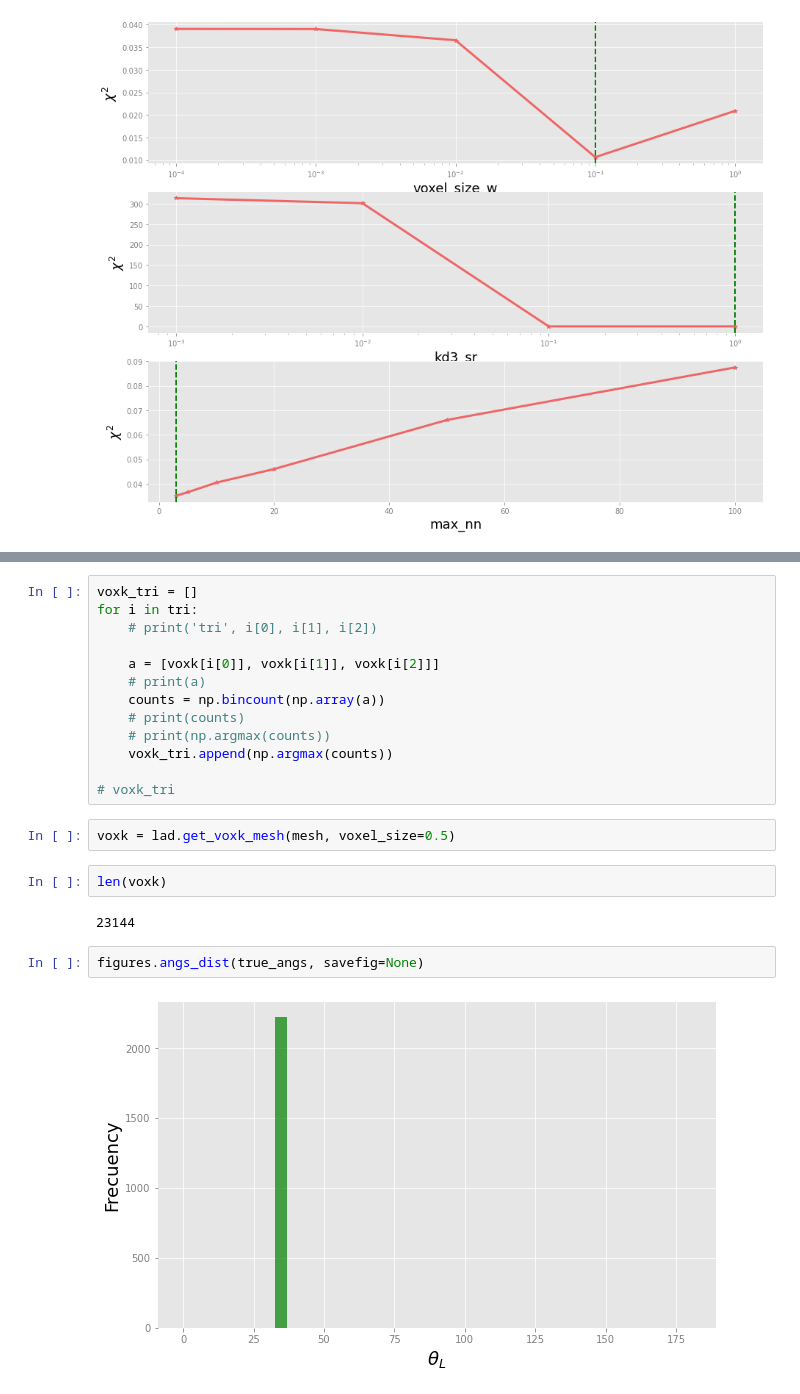
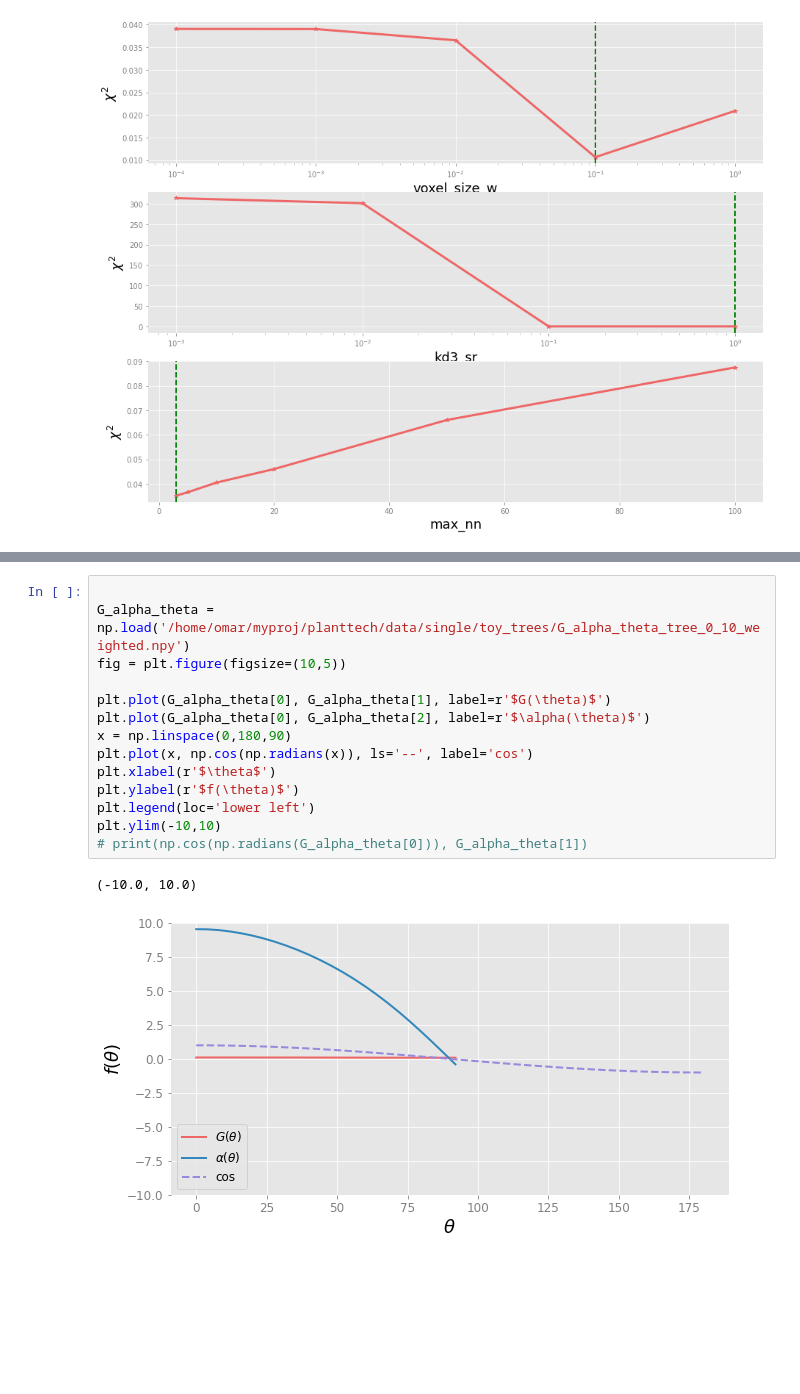
Before and after one commit to junqi108/planttech, a Jupyter notebook: nb/leaf_angle.ipynb, the cells around one changed output, grey strips where cells are left out. Cells and saved outputs as stored; diff of their text form; blank space fills up the shorter version.

```diff
--- a/nb/leaf_angle.ipynb
+++ b/nb/leaf_angle.ipynb
@@ -356,23 +97,17 @@ voxk = lad.get_voxk(vert, voxel_size=0.5)
-# %%
-voxk_tri = []
-for i in tri:
-    # print('tri', i[0], i[1], i[2])
-
-    a = [voxk[i[0]], voxk[i[1]], voxk[i[2]]]
-    # print(a)
-    counts = np.bincount(np.array(a))
-    # print(counts)
-    # print(np.argmax(counts))
-    voxk_tri.append(np.argmax(counts))
-
-# voxk_tri
-# %%
-voxk = lad.get_voxk_mesh(mesh, voxel_size=0.5)
-# %%
-len(voxk)
-# %% [output]
-23144
-# %%
-figures.angs_dist(true_angs, savefig=None)
-# %% [output]
-[figure, removed]
+# %%
+
+G_alpha_theta = np.load('/home/omar/myproj/planttech/data/single/toy_trees/G_alpha_theta_tree_0_10_weighted.npy')
+fig = plt.figure(figsize=(10,5))
+
+plt.plot(G_alpha_theta[0], G_alpha_theta[1], label=r'$G(\theta)$')
+plt.plot(G_alpha_theta[0], G_alpha_theta[2], label=r'$\alpha(\theta)$')
+x = np.linspace(0,180,90)
+plt.plot(x, np.cos(np.radians(x)), ls='--', label='cos')
+plt.xlabel(r'$\theta$')
+plt.ylabel(r'$f(\theta)$')
+plt.legend(loc='lower left')
+plt.ylim(-10,10)
+# print(np.cos(np.radians(G_alpha_theta[0])), G_alpha_theta[1])
+# %% [output]
+(-10.0, 10.0)
+[figure, added]
```
Also changed, not shown: parts of 20 cells of this notebook, 8 other files.
